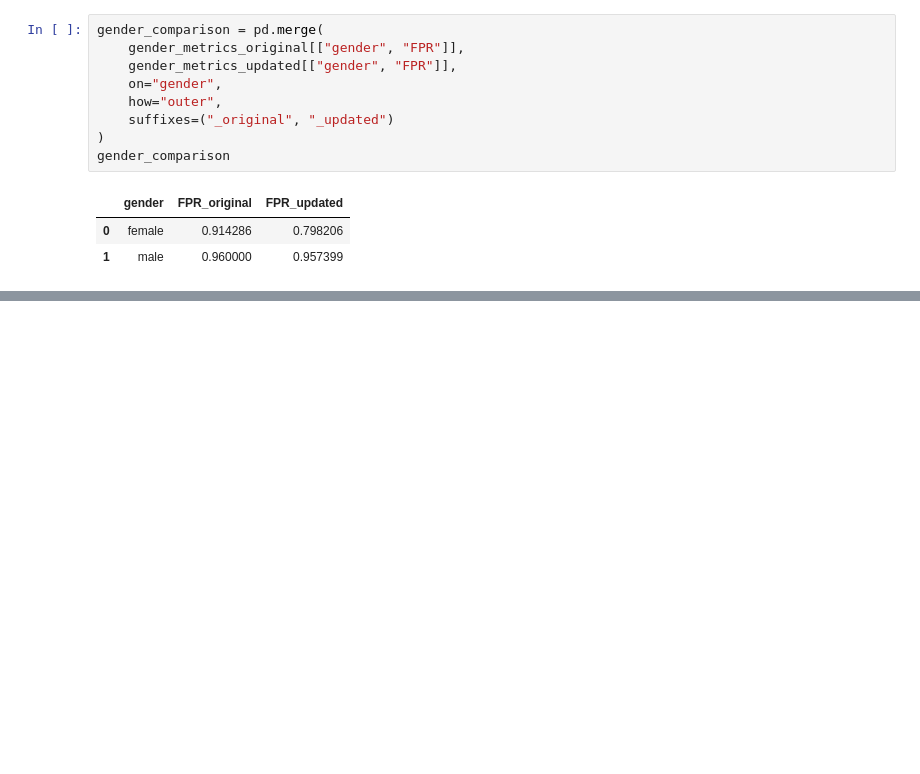
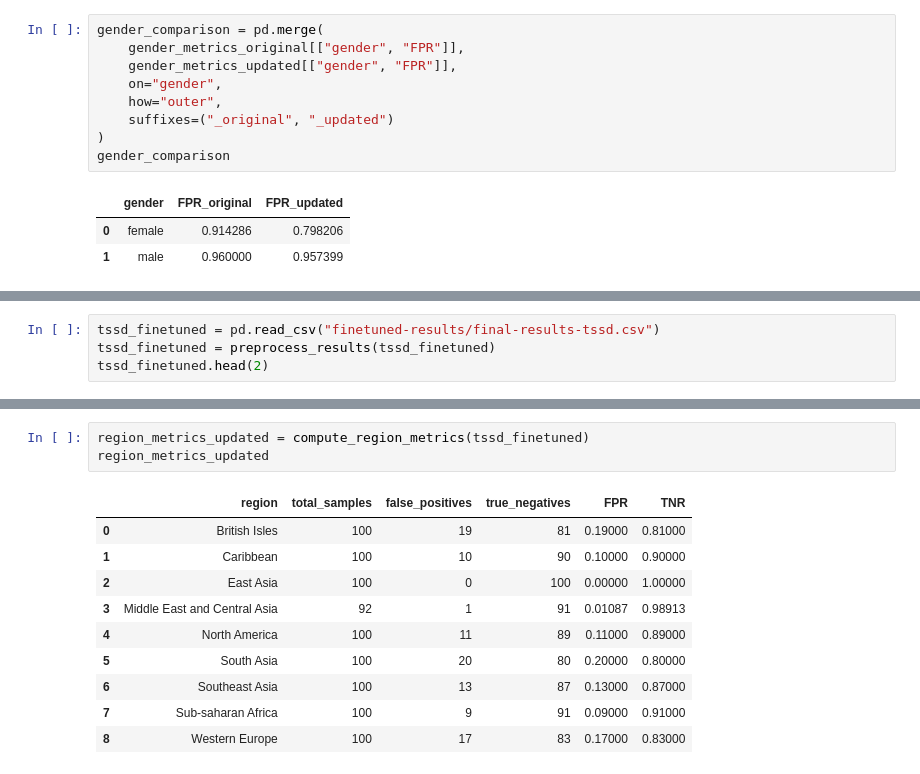
Before and after one commit to madfields17/Capstone_2025, a Jupyter notebook: tssdnet/model_analysis.ipynb, the cells around one changed output, grey strips where cells are left out. Drawn from its saved outputs; the diff is of its cells as text; blank space fills up the shorter version.

```diff
--- a/tssdnet/model_analysis.ipynb
+++ b/tssdnet/model_analysis.ipynb
@@ -141,0 +144,4 @@ gender_comparison
+# %%
+tssd_finetuned = pd.read_csv("finetuned-results/final-results-tssd.csv")
+tssd_finetuned = preprocess_results(tssd_finetuned)
+tssd_finetuned.head(2)
@@ -141,0 +152,14 @@ gender_comparison
+# %%
+region_metrics_updated = compute_region_metrics(tssd_finetuned)
+region_metrics_updated
+# %% [output]
+|  | region | total_samples | false_positives | true_negatives | FPR | TNR |
+| 0 | British Isles | 100 | 19 | 81 | 0.19000 | 0.81000 |
+| 1 | Caribbean | 100 | 10 | 90 | 0.10000 | 0.90000 |
+| 2 | East Asia | 100 | 0 | 100 | 0.00000 | 1.00000 |
+| 3 | Middle East and Central Asia | 92 | 1 | 91 | 0.01087 | 0.98913 |
+| 4 | North America | 100 | 11 | 89 | 0.11000 | 0.89000 |
+| 5 | South Asia | 100 | 20 | 80 | 0.20000 | 0.80000 |
+| 6 | Southeast Asia | 100 | 13 | 87 | 0.13000 | 0.87000 |
+| 7 | Sub-saharan Africa | 100 | 9 | 91 | 0.09000 | 0.91000 |
+| 8 | Western Europe | 100 | 17 | 83 | 0.17000 | 0.83000 |
```
Also changed, not shown: parts of 3 cells of this notebook, 12 other files.
